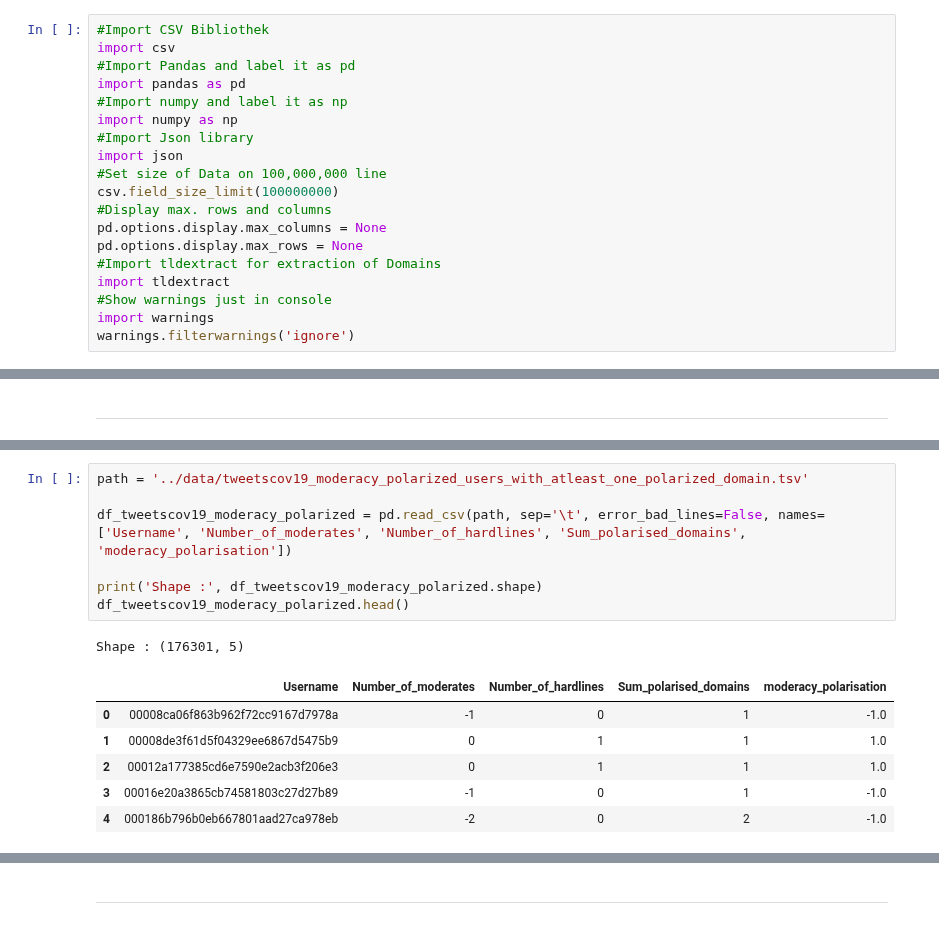
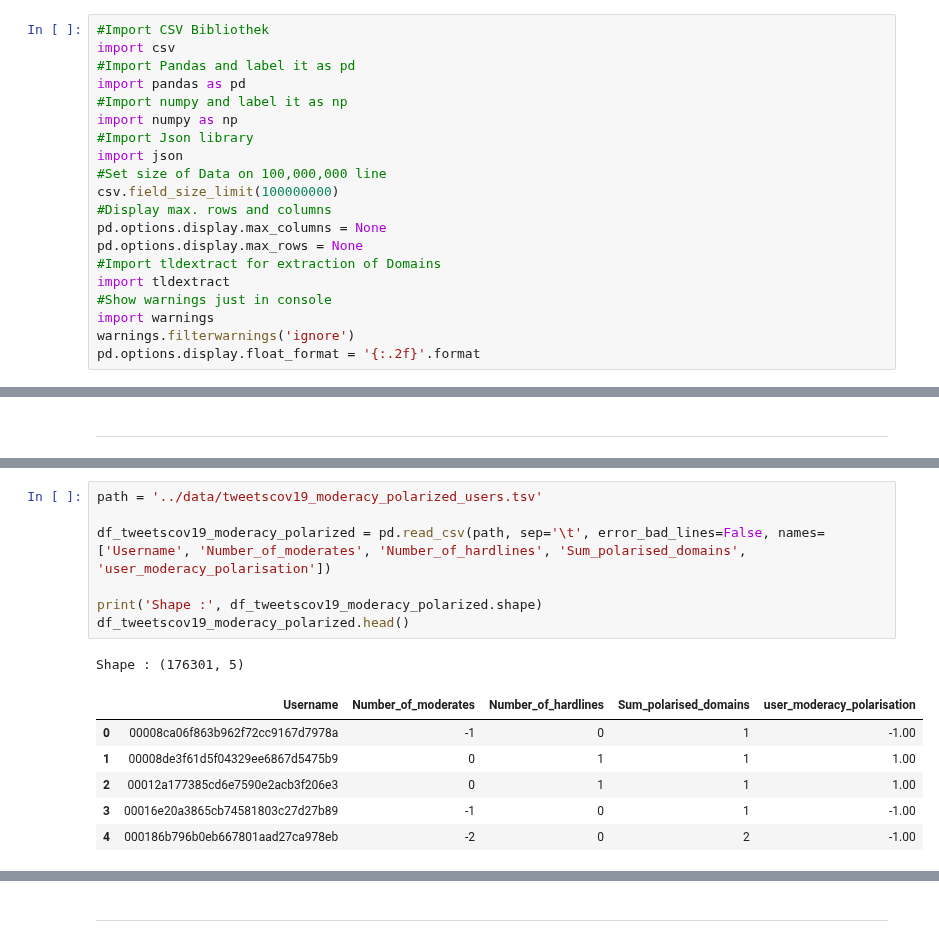
Before and after one commit to MoSamani/Deleted-Tweets, a Jupyter notebook: user_polarisiation/TweetsCov19_tweets_of_polarised_users.ipynb, the cells around one changed output, grey strips where cells are left out. Cells and saved outputs as stored; diff of their text form.

```diff
--- a/user_polarisiation/TweetsCov19_tweets_of_polarised_users.ipynb
+++ b/user_polarisiation/TweetsCov19_tweets_of_polarised_users.ipynb
@@ -17,6 +17,7 @@ import tldextract
 #Show warnings just in console
 import warnings
 warnings.filterwarnings('ignore')
+pd.options.display.float_format = '{:.2f}'.format
 # %% [markdown]
 ***
 # %% [markdown]
@@ -56,15 +58,15 @@ Shape : (44493, 5)
 # %%
-path = '../data/tweetscov19_moderacy_polarized_users_with_atleast_one_polarized_domain.tsv'
+path = '../data/tweetscov19_moderacy_polarized_users.tsv'
 
-df_tweetscov19_moderacy_polarized = pd.read_csv(path, sep='\t', error_bad_lines=False, names=['Username', 'Number_of_moderates', 'Number_of_hardlines', 'Sum_polarised_domains', 'moderacy_polarisation'])
+df_tweetscov19_moderacy_polarized = pd.read_csv(path, sep='\t', error_bad_lines=False, names=['Username', 'Number_of_moderates', 'Number_of_hardlines', 'Sum_polarised_domains', 'user_moderacy_polarisation'])
 
 print('Shape :', df_tweetscov19_moderacy_polarized.shape)
 df_tweetscov19_moderacy_polarized.head()
 # %% [output]
 Shape : (176301, 5)
-|  | Username | Number_of_moderates | Number_of_hardlines | Sum_polarised_domains | moderacy_polarisation |
-| 0 | 00008ca06f863b962f72cc9167d7978a | -1 | 0 | 1 | -1.0 |
-| 1 | 00008de3f61d5f04329ee6867d5475b9 | 0 | 1 | 1 | 1.0 |
-| 2 | 00012a177385cd6e7590e2acb3f206e3 | 0 | 1 | 1 | 1.0 |
-| 3 | 00016e20a3865cb74581803c27d27b89 | -1 | 0 | 1 | -1.0 |
-| 4 | 000186b796b0eb667801aad27ca978eb | -2 | 0 | 2 | -1.0 |
+|  | Username | Number_of_moderates | Number_of_hardlines | Sum_polarised_domains | user_moderacy_polarisation |
+| 0 | 00008ca06f863b962f72cc9167d7978a | -1 | 0 | 1 | -1.00 |
+| 1 | 00008de3f61d5f04329ee6867d5475b9 | 0 | 1 | 1 | 1.00 |
+| 2 | 00012a177385cd6e7590e2acb3f206e3 | 0 | 1 | 1 | 1.00 |
+| 3 | 00016e20a3865cb74581803c27d27b89 | -1 | 0 | 1 | -1.00 |
+| 4 | 000186b796b0eb667801aad27ca978eb | -2 | 0 | 2 | -1.00 |
```
Also changed, not shown: parts of 60 cells of this notebook, 27 other files.
